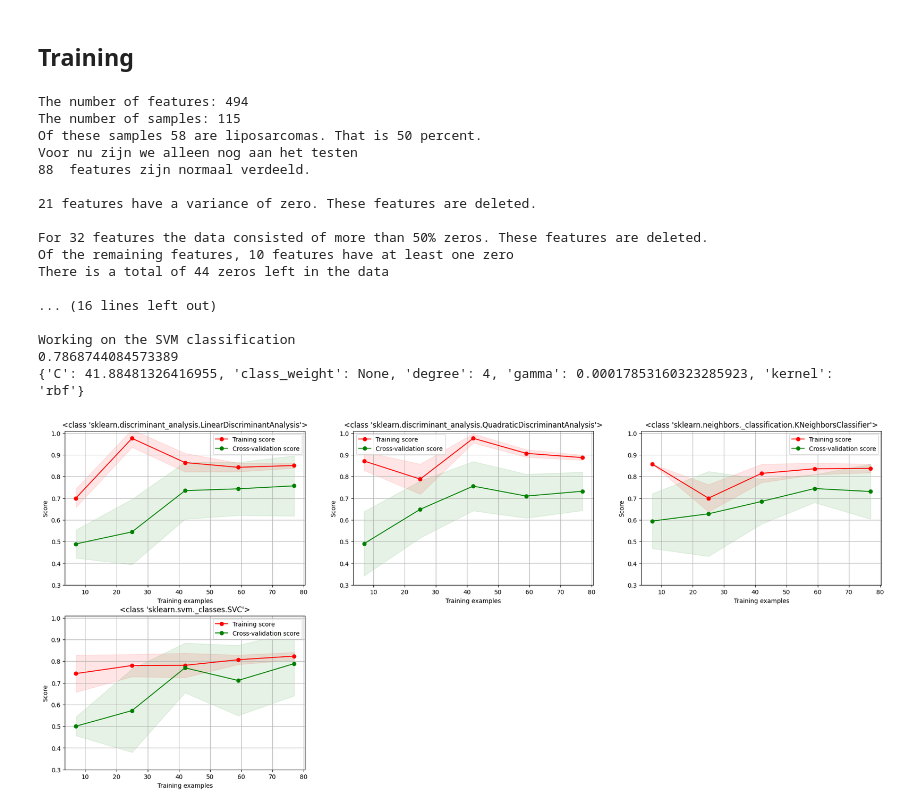
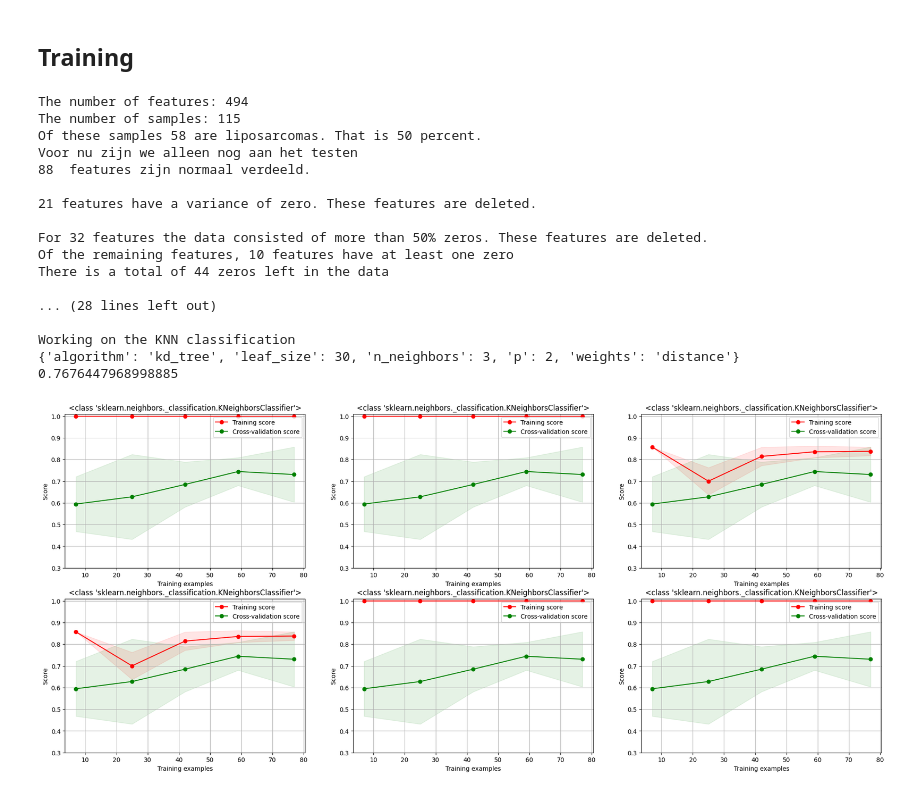
Before and after one commit to Doesjka/TM10007_ML_g9, a Jupyter notebook: assignment.ipynb, the cells around one changed output. Saved outputs shown, nothing was run; the diff lists cells and outputs as text; code cells hidden in the pictures.

```diff
--- a/assignment.ipynb
+++ b/assignment.ipynb
@@ -272,9 +272,10 @@ def KNN(X_pca, y_train, clsfs):
     print("Working on the KNN classification")
     # Specify the search range, this could be multiple parameters for more complex classifiers
     parameters = {'n_neighbors': randint(1, 10),
-                'weights': ['uniform', 'distance'],
+                'weights': ['uniform','distance'],
                 'p': randint(1, 5),
-                'algorithm': ['auto', 'ball_tree', 'kd_tree', 'brute']}
+                'algorithm': ['auto', 'ball_tree', 'kd_tree', 'brute'],
+                'leaf_size': [2, 4, 10, 30]}
 
     # Specify the cross validation method to use, we use 10-fold stratified cross-validation
     cv_6fold = model_selection.StratifiedKFold(n_splits=6)
@@ -522,38 +503,43 @@ X_train = scaling(X_train)
 # Anova feature selection
 X_train = anova_feature_selection(X_train)
 
 # PCA
 X_train = principle_components(X_train)
 
 # Initiate classifications
 clsfs = list()
 scoring = make_scorer(custom_score)
 
 # Classifiers
-clsfs = LDA(X_train,y_train,clsfs)
-clsfs = QDA(X_train,y_train,clsfs)
+# clsfs = LDA(X_train,y_train,clsfs)
+# clsfs = QDA(X_train,y_train,clsfs)
+clsfs = KNN(X_train,y_train,clsfs)
+clsfs = KNN(X_train,y_train,clsfs)
+clsfs = KNN(X_train,y_train,clsfs)
+clsfs = KNN(X_train,y_train,clsfs)
+clsfs = KNN(X_train,y_train,clsfs)
 clsfs = KNN(X_train,y_train,clsfs)
 # clsfs = RF(X_train, y_train, clsfs)
-clsfs = SVM(X_train, y_train, clsfs)
+# clsfs = SVM(X_train, y_train, clsfs)
 
 # Plot learning curves
 plot_all_curves(X_train)
 # %% [output]
 The number of features: 494
 The number of samples: 115
 Of these samples 58 are liposarcomas. That is 50 percent.
 Voor nu zijn we alleen nog aan het testen
 88  features zijn normaal verdeeld.
 
 21 features have a variance of zero. These features are deleted.
 
 For 32 features the data consisted of more than 50% zeros. These features are deleted.
 Of the remaining features, 10 features have at least one zero
 There is a total of 44 zeros left in the data
 
-... (16 lines left out)
+... (28 lines left out)
 
-Working on the SVM classification
-0.7868744084573389
-{'C': 41.88481326416955, 'class_weight': None, 'degree': 4, 'gamma': 0.00017853160323285923, 'kernel': 'rbf'}
+Working on the KNN classification
+{'algorithm': 'kd_tree', 'leaf_size': 30, 'n_neighbors': 3, 'p': 2, 'weights': 'distance'}
+0.7676447968998885
-[figure, old version]
+[figure, new version]
```
Also changed, not shown: parts of 1 cell of this notebook.
